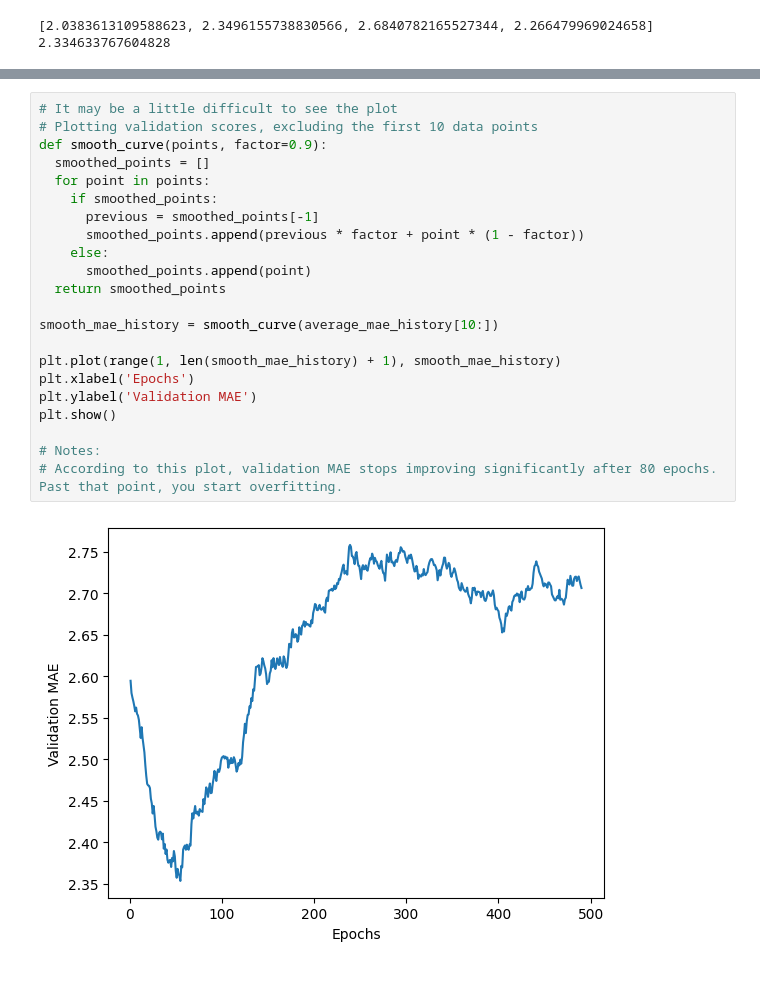
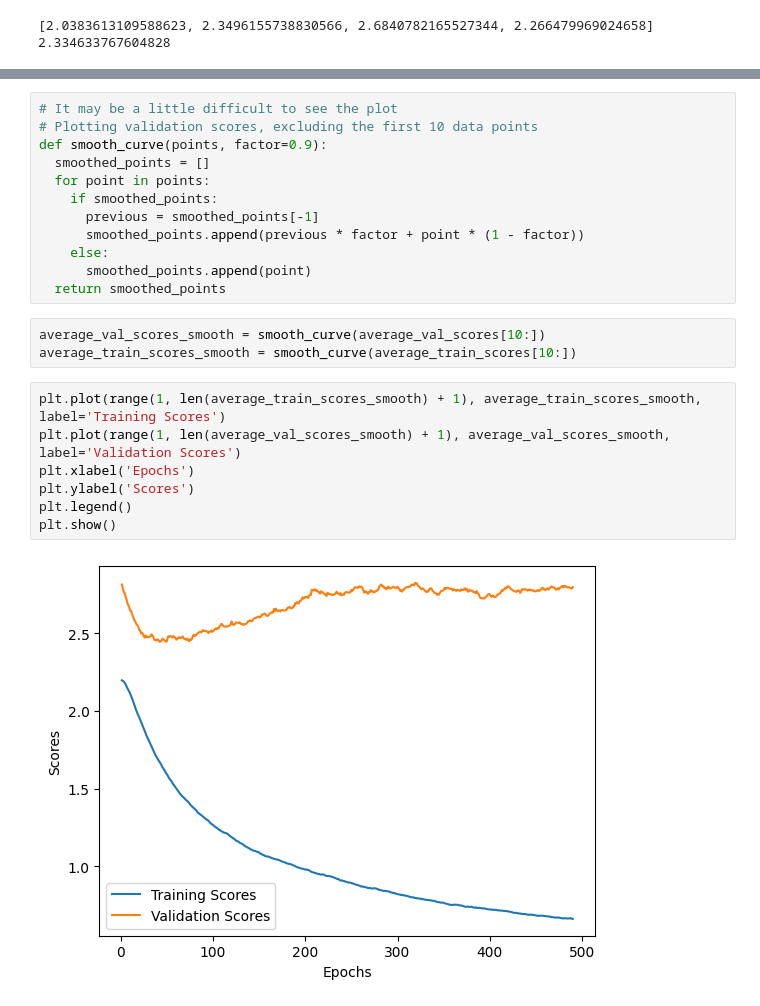
Before and after one commit to juancolamendy/ml-tutorials, a Jupyter notebook: keras/regression_house_prices.ipynb, the cells around one changed output, grey strips where cells are left out. Saved outputs shown, nothing was run; the diff lists cells and outputs as text; blank space fills up the shorter version.

```diff
--- a/keras/regression_house_prices.ipynb
+++ b/keras/regression_house_prices.ipynb
@@ -213,18 +233,18 @@ def smooth_curve(points, factor=0.9):
     else:
       smoothed_points.append(point)
   return smoothed_points
-
-smooth_mae_history = smooth_curve(average_mae_history[10:])
-
-plt.plot(range(1, len(smooth_mae_history) + 1), smooth_mae_history)
-plt.xlabel('Epochs')
-plt.ylabel('Validation MAE')
-plt.show()
-
-# Notes:
-# According to this plot, validation MAE stops improving significantly after 80 epochs. Past that point, you start overfitting.
-# %% [output]
-[figure, removed]
+# %%
+average_val_scores_smooth = smooth_curve(average_val_scores[10:])
+average_train_scores_smooth = smooth_curve(average_train_scores[10:])
+# %%
+plt.plot(range(1, len(average_train_scores_smooth) + 1), average_train_scores_smooth, label='Training Scores')
+plt.plot(range(1, len(average_val_scores_smooth) + 1), average_val_scores_smooth, label='Validation Scores')
+plt.xlabel('Epochs')
+plt.ylabel('Scores')
+plt.legend()
+plt.show()
+# %% [output]
+[figure, added]
 # %%
 # Once you’re finished tuning other parameters of the model (in addition to the number of epochs,
 # you could also adjust the size of the hidden layers), you can train a final production model on all of the training data,
```
Also changed, not shown: parts of 6 cells of this notebook.
